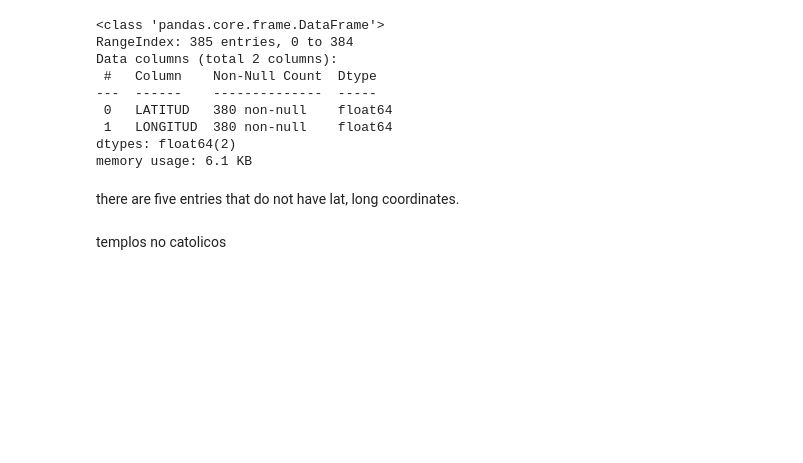
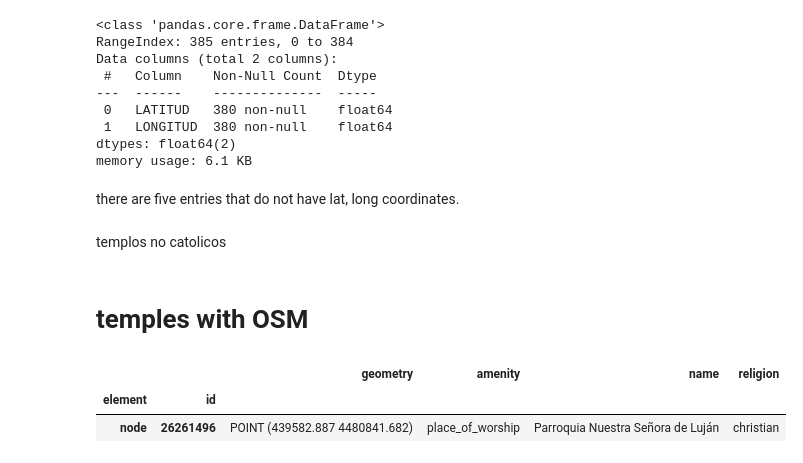
Before and after one commit to APapayaWarrior/madridAccessibility, a Jupyter notebook: POIs/templos/cleanAndConsolidate.ipynb, the cells around one changed output. Drawn from its saved outputs; the diff is of its cells as text; code cells hidden in the pictures; blank space fills up the shorter version.

```diff
--- a/POIs/templos/cleanAndConsolidate.ipynb
+++ b/POIs/templos/cleanAndConsolidate.ipynb
@@ -56,0 +59,2 @@ gdf_allTemplos.to_file('./cleaned/templosMadrid.geojson')
+# %% [markdown]
+# temples with OSM
@@ -56,0 +72,6 @@ gdf_allTemplos.to_file('./cleaned/templosMadrid.geojson')
+# %%
+gdf_templosOSM.head(1)
+# %% [output]
+|  |  | geometry | amenity | name | religion |
+| element | id |  |  |  |  |
+| node | 26261496 | POINT (439582.887 4480841.682) | place_of_worship | Parroquia Nuestra Señora de Luján | christian |
```
Also changed, not shown: parts of 7 cells of this notebook, 3 other files.
